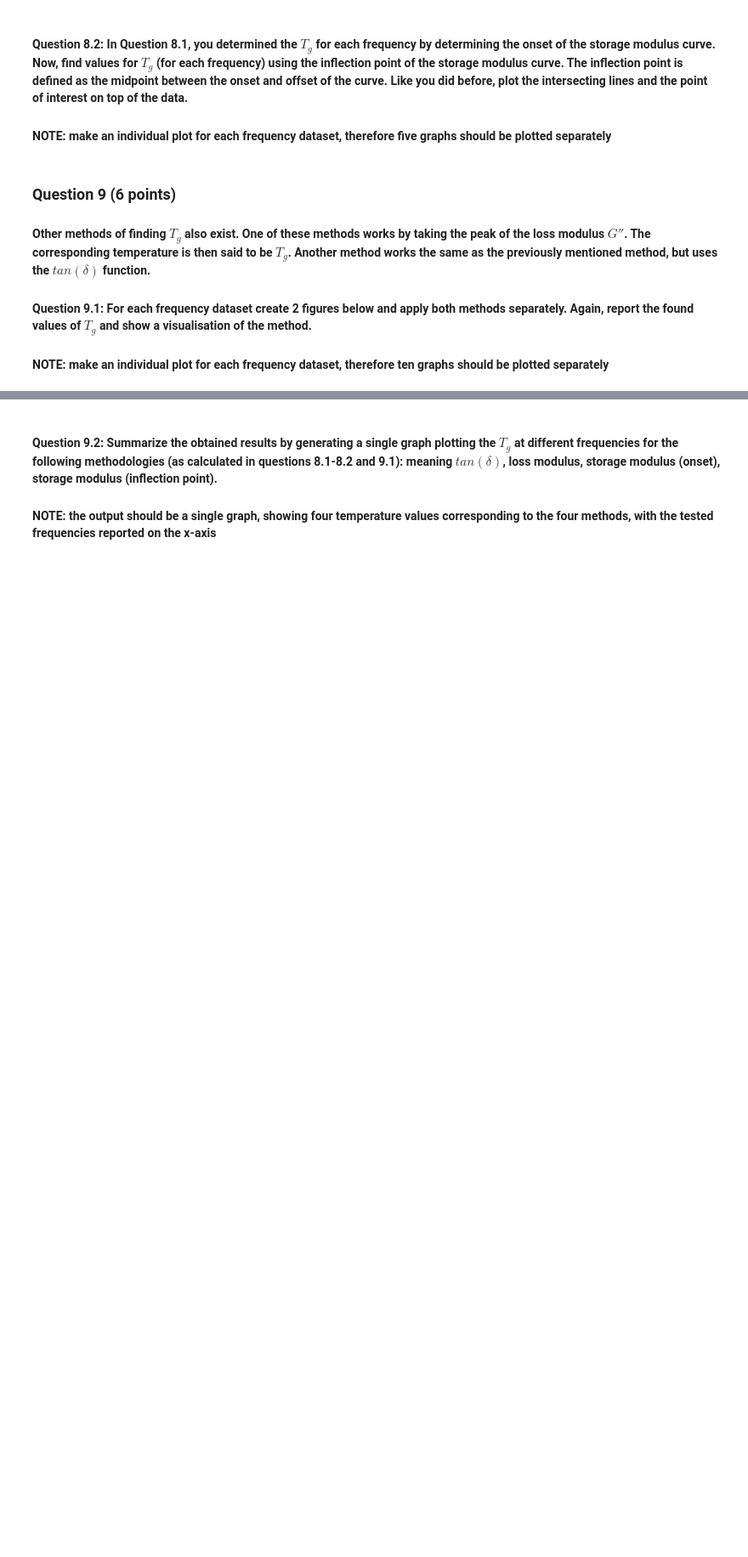
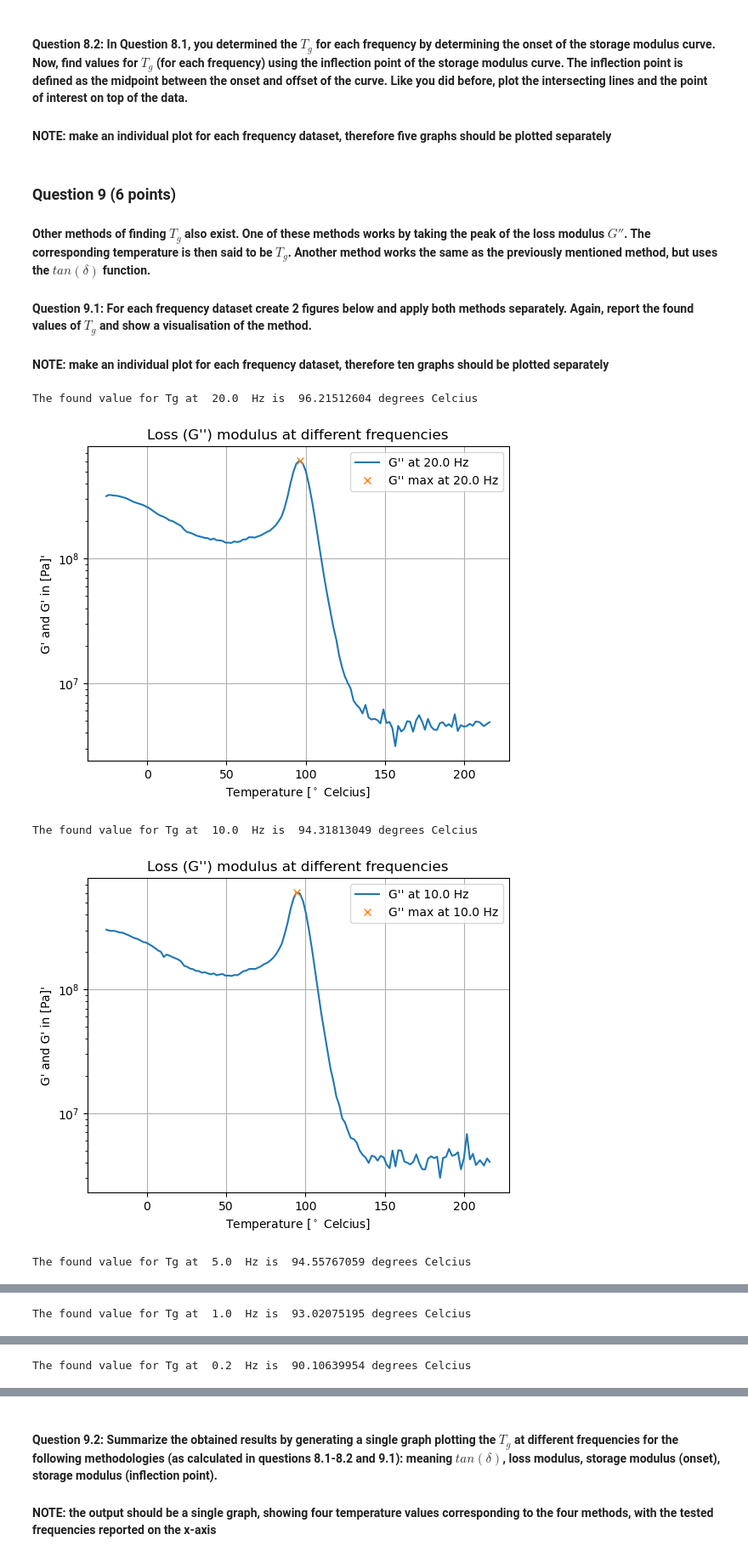
Before and after one commit to Moanalengkeek/Polymer_Composites, a Jupyter notebook: Notebook Rheokinetics - new version.ipynb, the cells around one changed output, grey strips where cells are left out. Shown: that part at 85% size. Drawn from its saved outputs; the diff is of its cells as text; code cells hidden in the pictures; blank space fills up the shorter version.

```diff
--- a/Notebook Rheokinetics - new version.ipynb
+++ b/Notebook Rheokinetics - new version.ipynb
@@ -229,3 +229,23 @@ Answer:
 
 #### Question 9.1: For each frequency dataset create 2 figures below and apply both methods separately. Again, report the found values of $T_g$ and show a visualisation of the method.
 #### NOTE: make  an individual plot for each frequency dataset, therefore ten graphs should be plotted separately
+# %%
+for i in range(len(freqsteps)):
+    plt.plot(Temptot[i,:],Gpptot[i,:],label=r"G'' at "+str(freqsteps[i])+" Hz")
+    max_Gpp = np.max(Gpptot[i,:])
+    idx = np.where(Gpptot[i,:] == max_Gpp)
+    print("The found value for Tg at ",freqsteps[i],' Hz is ', Temptot[i,idx][0][0], "degrees Celcius")
+    plt.plot(Temptot[i,idx],max_Gpp, 'x',label=r"G'' max at "+str(freqsteps[i])+" Hz")
+    plt.grid()
+    plt.legend()
+    plt.xlabel(r"Temperature [$^\circ$ Celcius]")
+    plt.ylabel(r"G' and G' in [Pa]'")
+    plt.yscale('log')
+    plt.title("Loss (G'') modulus at different frequencies")
+    plt.show()
+# %% [output]
+The found value for Tg at  20.0  Hz is  96.21512604 degrees Celcius
+[figure, added]
+The found value for Tg at  10.0  Hz is  94.31813049 degrees Celcius
+[figure, added]
+The found value for Tg at  5.0  Hz is  94.55767059 degrees Celcius
@@ -231,0 +253 @@ Answer:
+The found value for Tg at  1.0  Hz is  93.02075195 degrees Celcius
@@ -231,0 +255 @@ Answer:
+The found value for Tg at  0.2  Hz is  90.10639954 degrees Celcius
```
Also changed, not shown: parts of 2 cells of this notebook.
